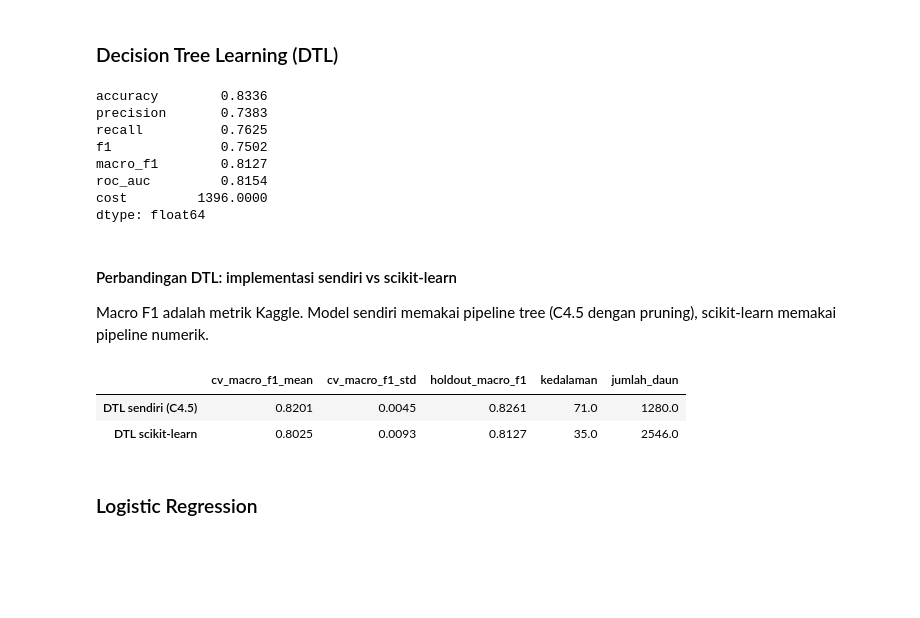
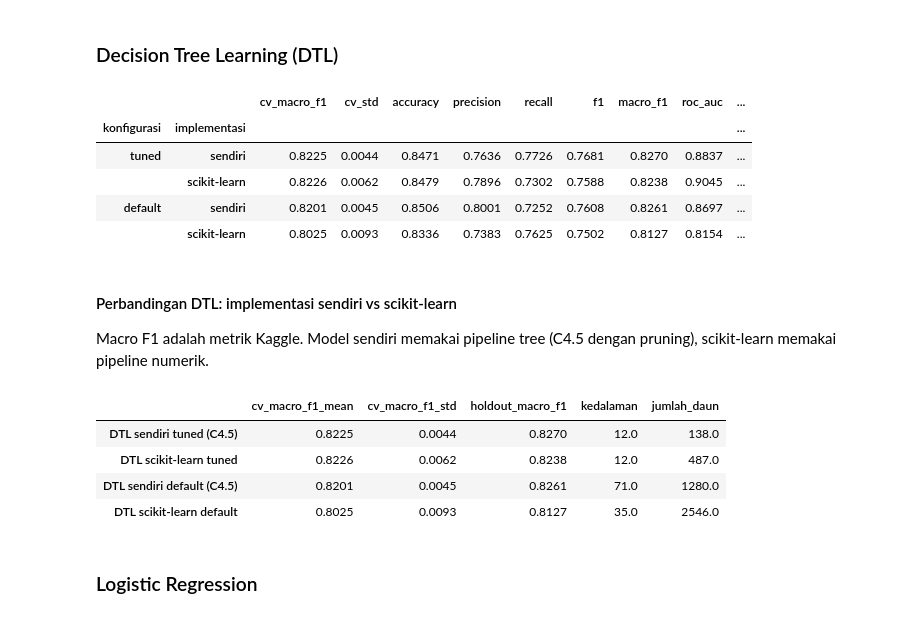
Before and after one commit to fahdmz/IF3170_G18_Tandborste, a Jupyter notebook: main.ipynb, the cells around one changed output. Drawn from its saved outputs; the diff is of its cells as text; code cells hidden in the pictures; blank space fills up the shorter version.

```diff
--- a/main.ipynb
+++ b/main.ipynb
@@ -1360,25 +2078,21 @@ dtype: float64
 # %% [markdown]
 ### Decision Tree Learning (DTL)
 # %%
-# Parameter disamakan dengan DecisionTree sendiri (default): entropy, tanpa batas kedalaman.
-sk_dt = DecisionTreeClassifier(criterion="entropy", random_state=SEED).fit(A_tr, y_tr)
-sk_scores["DTL"] = sk_dt.predict_proba(A_va)[:, 1]
-sk_results["DTL"] = sk_evaluate(y_va, sk_dt.predict(A_va), sk_scores["DTL"])
-
-sk_dt_cv = cross_validate(
-    DecisionTreeClassifier(criterion="entropy", random_state=SEED),
-    numeric_factory, X_clean, y_clean, cv, metrics,
-)
-pd.Series(sk_results["DTL"]).round(4)
+pd.concat(
+    {
+        "tuned": pair_table(dtl_cv, dtl_val_pred, dtl_val_score, "DTL", sk_dt_cv),
+        "default": pair_table(dtl_default_cv, dtl_default_val_pred, dtl_default.predict_proba(Xt_val)[:, 1],
+                              "DTL (default)", sk_dt_default_cv),
+    },
+    names=["konfigurasi", "implementasi"],
+).round(4)
 # %% [output]
-accuracy        0.8336
-precision       0.7383
-recall          0.7625
-f1              0.7502
-macro_f1        0.8127
-roc_auc         0.8154
-cost         1396.0000
-dtype: float64
+|  |  | cv_macro_f1 | cv_std | accuracy | precision | recall | f1 | macro_f1 | roc_auc | ... |
+| konfigurasi | implementasi |  |  |  |  |  |  |  |  | ... |
+| tuned | sendiri | 0.8225 | 0.0044 | 0.8471 | 0.7636 | 0.7726 | 0.7681 | 0.8270 | 0.8837 | ... |
+|  | scikit-learn | 0.8226 | 0.0062 | 0.8479 | 0.7896 | 0.7302 | 0.7588 | 0.8238 | 0.9045 | ... |
+| default | sendiri | 0.8201 | 0.0045 | 0.8506 | 0.8001 | 0.7252 | 0.7608 | 0.8261 | 0.8697 | ... |
+|  | scikit-learn | 0.8025 | 0.0093 | 0.8336 | 0.7383 | 0.7625 | 0.7502 | 0.8127 | 0.8154 | ... |
 # %% [markdown]
 #### Perbandingan DTL: implementasi sendiri vs scikit-learn
 
@@ -1386,27 +2100,23 @@ Macro F1 adalah metrik Kaggle. Model sendiri memakai pipeline tree (C4.5 dengan
 # %%
 dtl_comparison = pd.DataFrame(
     {
-        "DTL sendiri (C4.5)": {
-            "cv_macro_f1_mean": np.mean(dtl_cv["macro_f1"]),
-            "cv_macro_f1_std": np.std(dtl_cv["macro_f1"]),
-            "holdout_macro_f1": dtl_holdout_macro_f1,
-            "kedalaman": dtl.get_depth(),
-            "jumlah_daun": dtl.get_n_leaves(),
-        },
-        "DTL scikit-learn": {
-            "cv_macro_f1_mean": np.mean(sk_dt_cv["macro_f1"]),
-            "cv_macro_f1_std": np.std(sk_dt_cv["macro_f1"]),
-            "holdout_macro_f1": sk_results["DTL"]["macro_f1"],
-            "kedalaman": sk_dt.get_depth(),
-            "jumlah_daun": sk_dt.get_n_leaves(),
-        },
+        "DTL sendiri tuned (C4.5)": {"cv_macro_f1_mean": np.mean(dtl_cv["macro_f1"]), "cv_macro_f1_std": np.std(dtl_cv["macro_f1"]),
+                                     "holdout_macro_f1": dtl_holdout_macro_f1, "kedalaman": dtl.get_depth(), "jumlah_daun": dtl.get_n_leaves()},
+        "DTL scikit-learn tuned": {"cv_macro_f1_mean": np.mean(sk_dt_cv["macro_f1"]), "cv_macro_f1_std": np.std(sk_dt_cv["macro_f1"]),
+                                   "holdout_macro_f1": sk_results["DTL"]["macro_f1"], "kedalaman": sk_dt.get_depth(), "jumlah_daun": sk_dt.get_n_leaves()},
+        "DTL sendiri default (C4.5)": {"cv_macro_f1_mean": np.mean(dtl_default_cv["macro_f1"]), "cv_macro_f1_std": np.std(dtl_default_cv["macro_f1"]),
+                                       "holdout_macro_f1": dtl_default_holdout_macro_f1, "kedalaman": dtl_default.get_depth(), "jumlah_daun": dtl_default.get_n_leaves()},
+        "DTL scikit-learn default": {"cv_macro_f1_mean": np.mean(sk_dt_default_cv["macro_f1"]), "cv_macro_f1_std": np.std(sk_dt_default_cv["macro_f1"]),
+                                     "holdout_macro_f1": sk_results["DTL (default)"]["macro_f1"], "kedalaman": sk_dt_default.get_depth(), "jumlah_daun": sk_dt_default.get_n_leaves()},
     }
 ).T
 dtl_comparison.round(4)
 # %% [output]
 |  | cv_macro_f1_mean | cv_macro_f1_std | holdout_macro_f1 | kedalaman | jumlah_daun |
-| DTL sendiri (C4.5) | 0.8201 | 0.0045 | 0.8261 | 71.0 | 1280.0 |
-| DTL scikit-learn | 0.8025 | 0.0093 | 0.8127 | 35.0 | 2546.0 |
+| DTL sendiri tuned (C4.5) | 0.8225 | 0.0044 | 0.8270 | 12.0 | 138.0 |
+| DTL scikit-learn tuned | 0.8226 | 0.0062 | 0.8238 | 12.0 | 487.0 |
+| DTL sendiri default (C4.5) | 0.8201 | 0.0045 | 0.8261 | 71.0 | 1280.0 |
+| DTL scikit-learn default | 0.8025 | 0.0093 | 0.8127 | 35.0 | 2546.0 |
 # %% [markdown]
 ### Logistic Regression
 # %%
```
Also changed, not shown: parts of 58 cells of this notebook, 14 other files.
